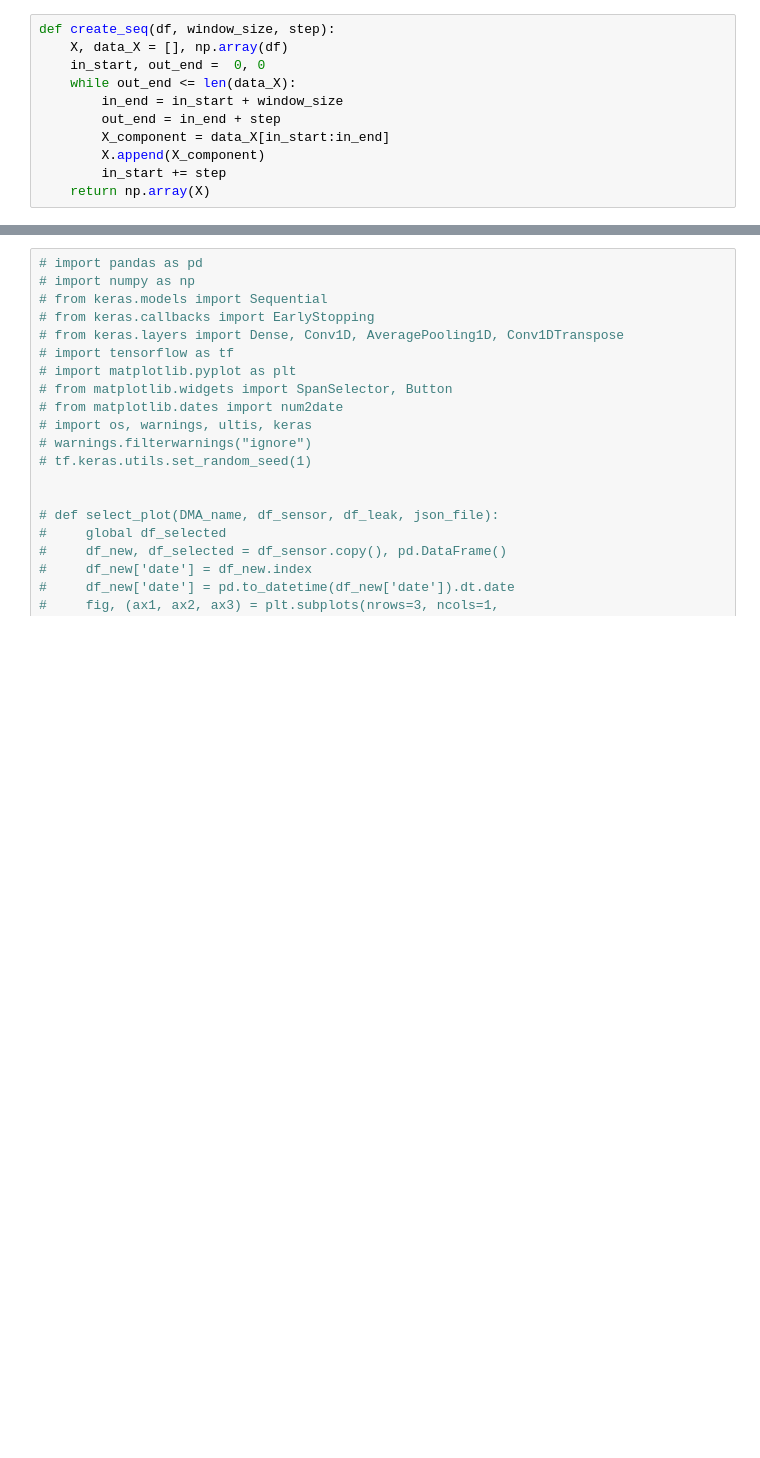
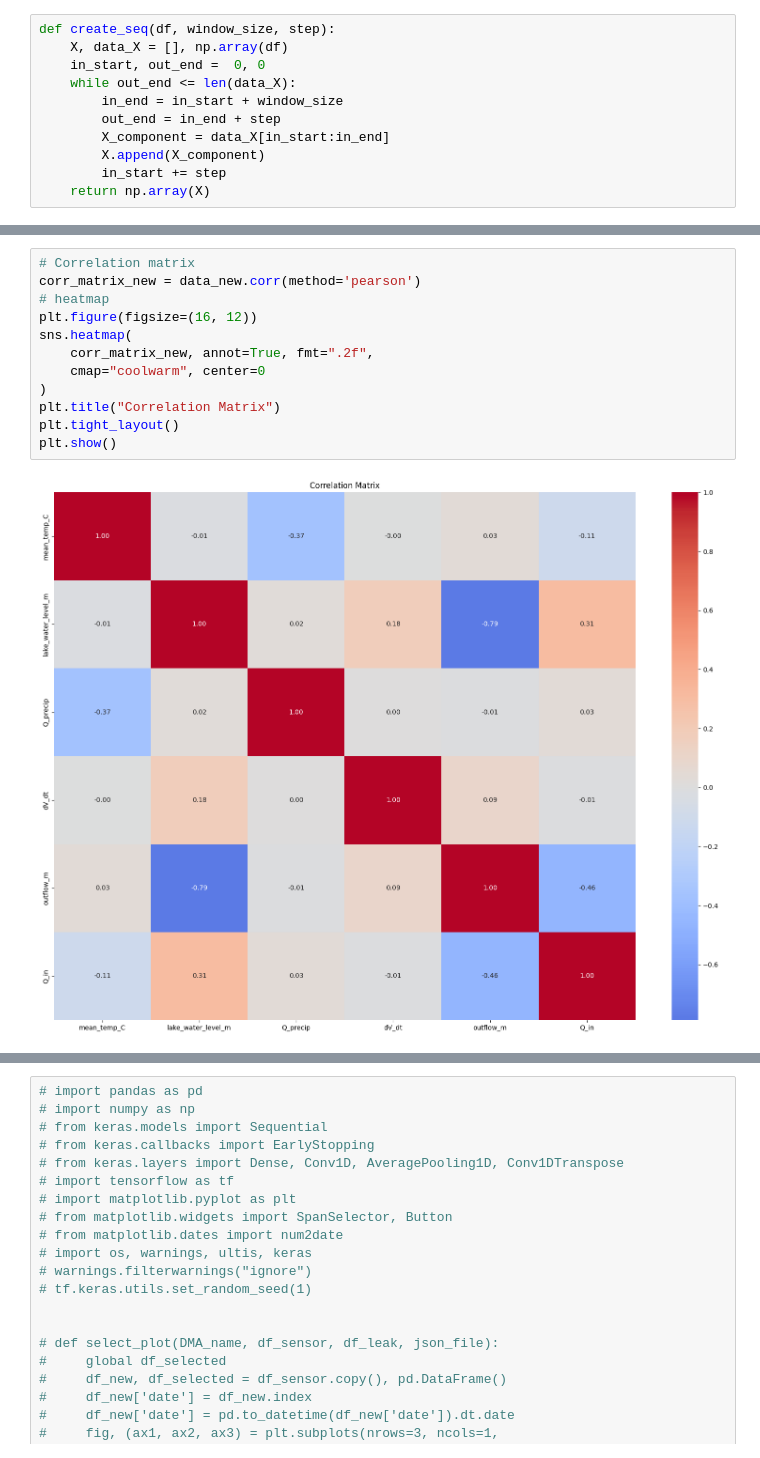
Before and after one commit to Lam-V-Nguyen/Forecast, a Jupyter notebook: process.ipynb, the cells around one changed output, grey strips where cells are left out. Saved outputs shown, nothing was run; the diff lists cells and outputs as text; blank space fills up the shorter version.

```diff
--- a/process.ipynb
+++ b/process.ipynb
@@ -13,0 +44,14 @@ def create_seq(df, window_size, step):
+# %%
+# Correlation matrix
+corr_matrix_new = data_new.corr(method='pearson')
+# heatmap
+plt.figure(figsize=(16, 12))
+sns.heatmap(
+    corr_matrix_new, annot=True, fmt=".2f",
+    cmap="coolwarm", center=0
+)
+plt.title("Correlation Matrix")
+plt.tight_layout()
+plt.show()
+# %% [output]
+[figure, added]
```
Also changed, not shown: parts of 13 cells of this notebook.
